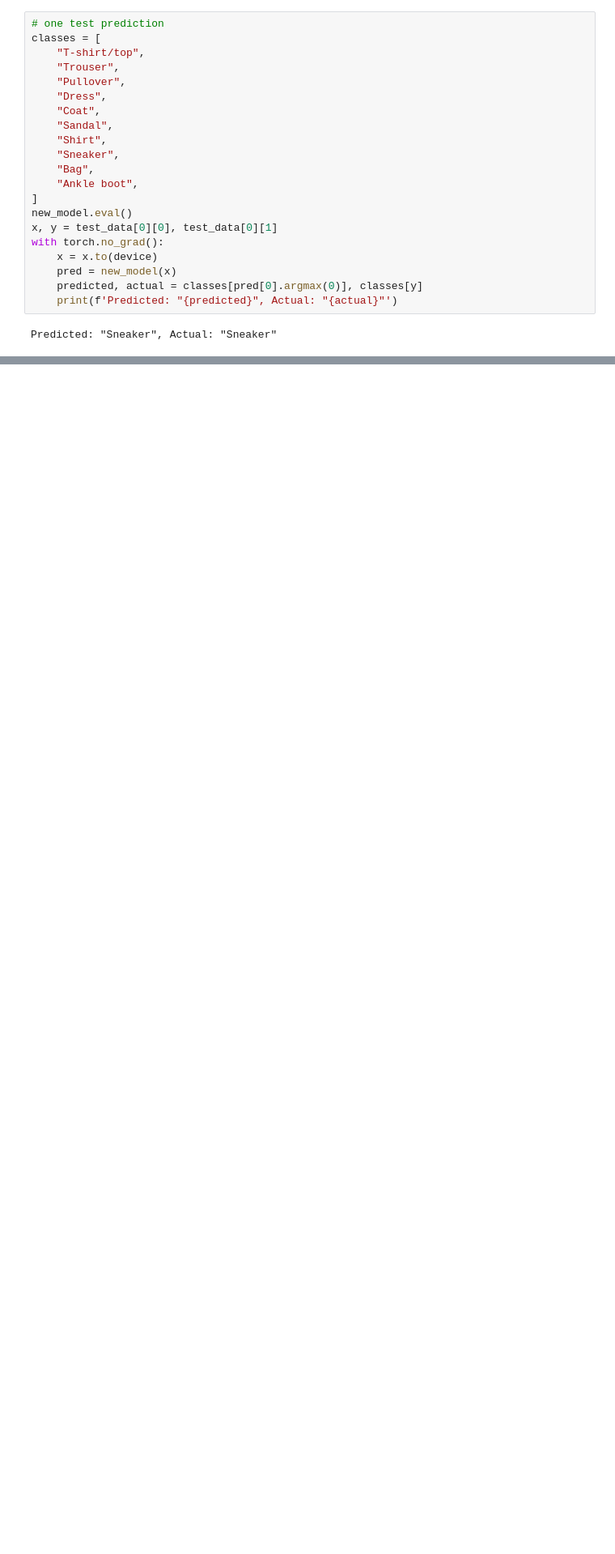
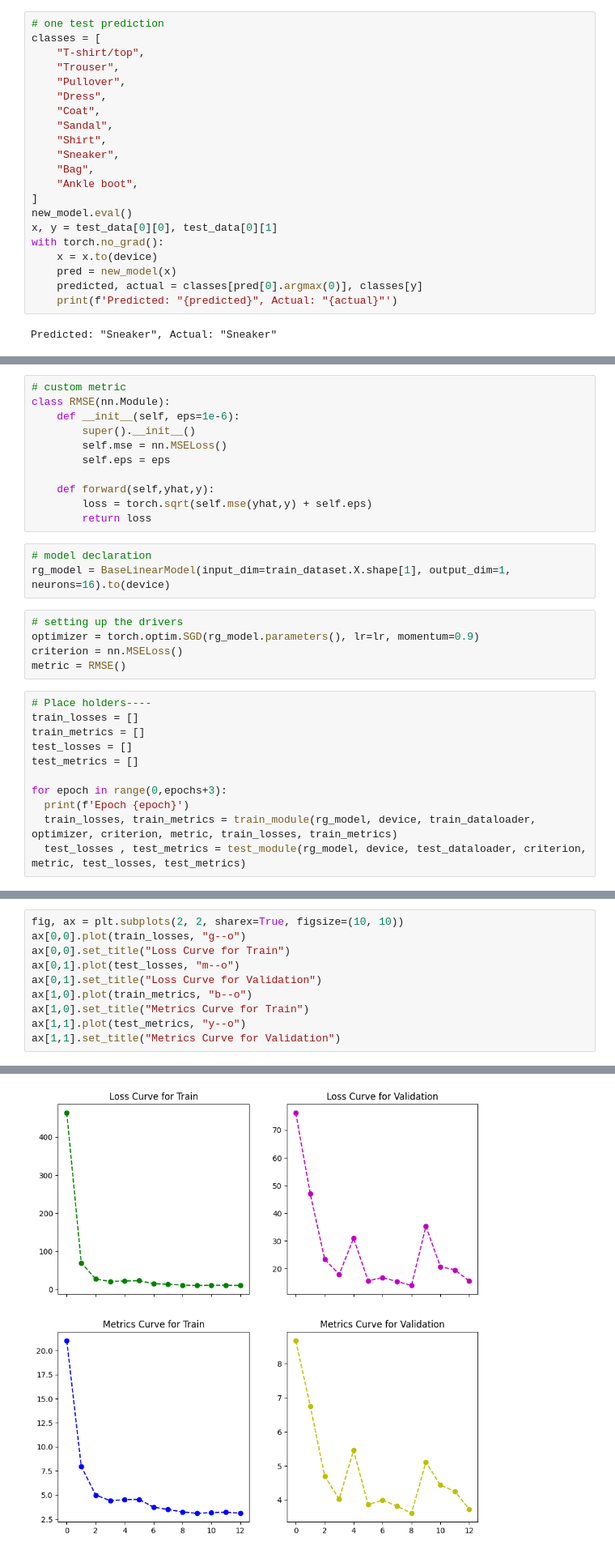
Before and after one commit to soutrik71/pytorch_classics, a Jupyter notebook: AP_Torch2.ipynb, the cells around one changed output, grey strips where cells are left out. Shown at 81% size. Cells and saved outputs as stored; diff of their text form; blank space fills up the shorter version.

```diff
--- a/AP_Torch2.ipynb
+++ b/AP_Torch2.ipynb
@@ -354,0 +643,30 @@ Predicted: "Sneaker", Actual: "Sneaker"
+# %%
+# custom metric
+class RMSE(nn.Module):
+    def __init__(self, eps=1e-6):
+        super().__init__()
+        self.mse = nn.MSELoss()
+        self.eps = eps
+
+    def forward(self,yhat,y):
+        loss = torch.sqrt(self.mse(yhat,y) + self.eps)
+        return loss
+# %%
+# model declaration
+rg_model = BaseLinearModel(input_dim=train_dataset.X.shape[1], output_dim=1, neurons=16).to(device)
+# %%
+# setting up the drivers
+optimizer = torch.optim.SGD(rg_model.parameters(), lr=lr, momentum=0.9)
+criterion = nn.MSELoss()
+metric = RMSE()
+# %%
+# Place holders----
+train_losses = []
+train_metrics = []
+test_losses = []
+test_metrics = []
+
+for epoch in range(0,epochs+3):
+  print(f'Epoch {epoch}')
+  train_losses, train_metrics = train_module(rg_model, device, train_dataloader, optimizer, criterion, metric, train_losses, train_metrics)
+  test_losses , test_metrics = test_module(rg_model, device, test_dataloader, criterion, metric, test_losses, test_metrics)
@@ -354,0 +687,11 @@ Predicted: "Sneaker", Actual: "Sneaker"
+# %%
+fig, ax = plt.subplots(2, 2, sharex=True, figsize=(10, 10))
+ax[0,0].plot(train_losses, "g--o")
+ax[0,0].set_title("Loss Curve for Train")
+ax[0,1].plot(test_losses, "m--o")
+ax[0,1].set_title("Loss Curve for Validation")
+ax[1,0].plot(train_metrics, "b--o")
+ax[1,0].set_title("Metrics Curve for Train")
+ax[1,1].plot(test_metrics, "y--o")
+ax[1,1].set_title("Metrics Curve for Validation")
+# %% [output]
@@ -354,0 +699 @@ Predicted: "Sneaker", Actual: "Sneaker"
+[figure, added]
```
Also changed, not shown: parts of 55 cells of this notebook.
